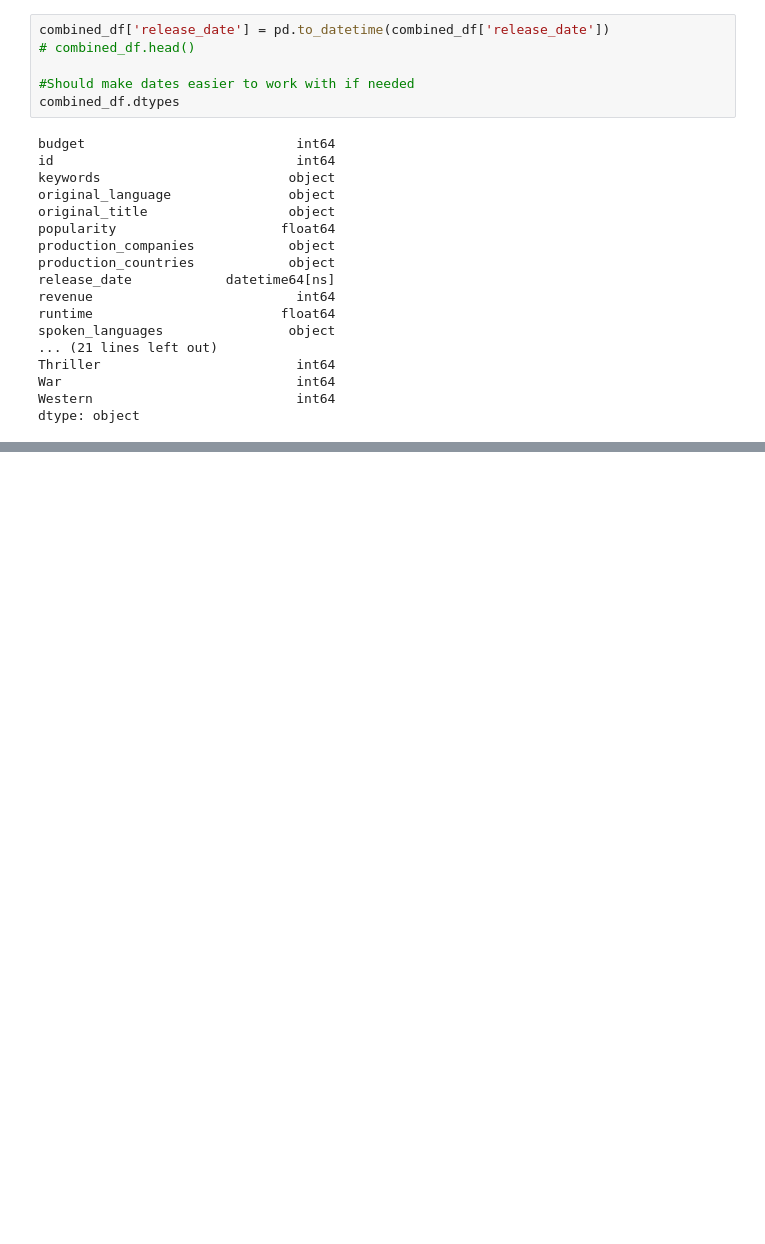
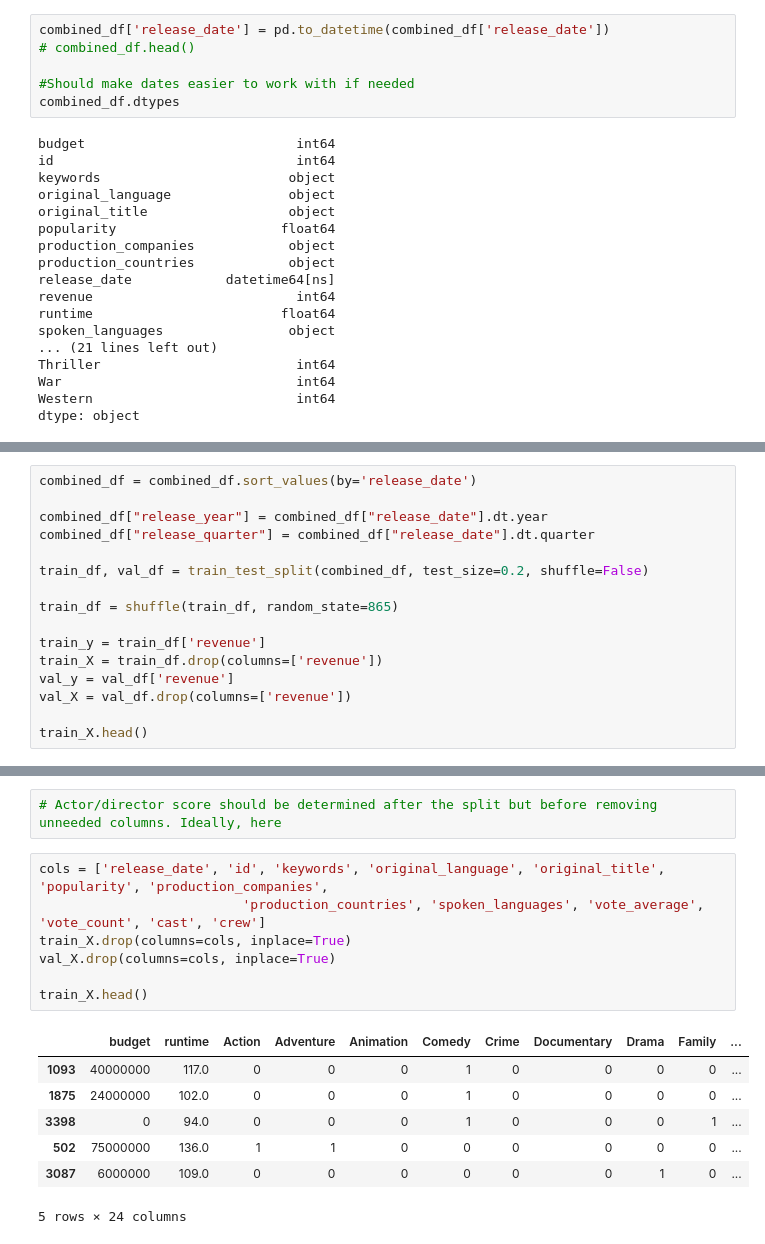
Before and after one commit to fdac25/movieRatings, a Jupyter notebook: code.ipynb, the cells around one changed output, grey strips where cells are left out. Cells and saved outputs as stored; diff of their text form; blank space fills up the shorter version.

```diff
--- a/code.ipynb
+++ b/code.ipynb
@@ -290,0 +299,16 @@ dtype: object
+# %%
+combined_df = combined_df.sort_values(by='release_date')
+
+combined_df["release_year"] = combined_df["release_date"].dt.year
+combined_df["release_quarter"] = combined_df["release_date"].dt.quarter
+
+train_df, val_df = train_test_split(combined_df, test_size=0.2, shuffle=False)
+
+train_df = shuffle(train_df, random_state=865)
+
+train_y = train_df['revenue']
+train_X = train_df.drop(columns=['revenue'])
+val_y = val_df['revenue']
+val_X = val_df.drop(columns=['revenue'])
+
+train_X.head()
@@ -290,0 +323,17 @@ dtype: object
+# %%
+# Actor/director score should be determined after the split but before removing unneeded columns. Ideally, here
+# %%
+cols = ['release_date', 'id', 'keywords', 'original_language', 'original_title', 'popularity', 'production_companies',
+                          'production_countries', 'spoken_languages', 'vote_average', 'vote_count', 'cast', 'crew']
+train_X.drop(columns=cols, inplace=True)
+val_X.drop(columns=cols, inplace=True)
+
+train_X.head()
+# %% [output]
+|  | budget | runtime | Action | Adventure | Animation | Comedy | Crime | Documentary | Drama | Family | ... |
+| 1093 | 40000000 | 117.0 | 0 | 0 | 0 | 1 | 0 | 0 | 0 | 0 | ... |
+| 1875 | 24000000 | 102.0 | 0 | 0 | 0 | 1 | 0 | 0 | 0 | 0 | ... |
+| 3398 | 0 | 94.0 | 0 | 0 | 0 | 1 | 0 | 0 | 0 | 1 | ... |
+| 502 | 75000000 | 136.0 | 1 | 1 | 0 | 0 | 0 | 0 | 0 | 0 | ... |
+| 3087 | 6000000 | 109.0 | 0 | 0 | 0 | 0 | 0 | 0 | 1 | 0 | ... |
+5 rows × 24 columns
```
Also changed, not shown: parts of 5 cells of this notebook.
